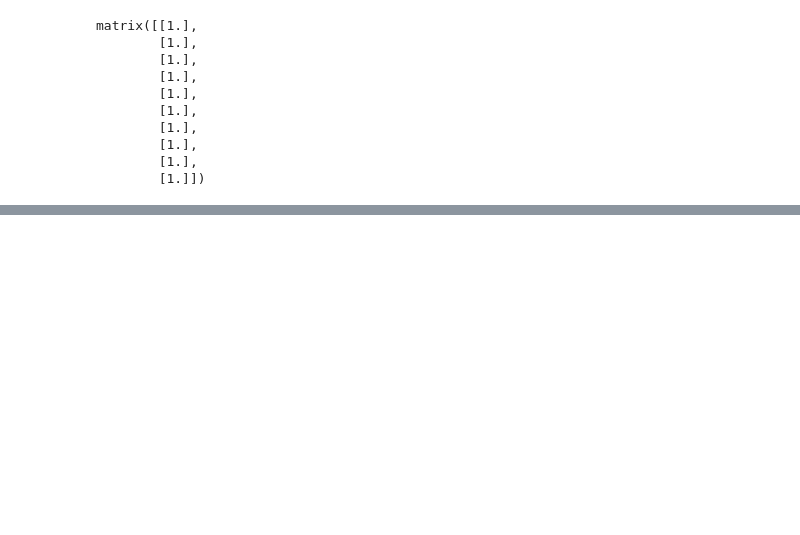
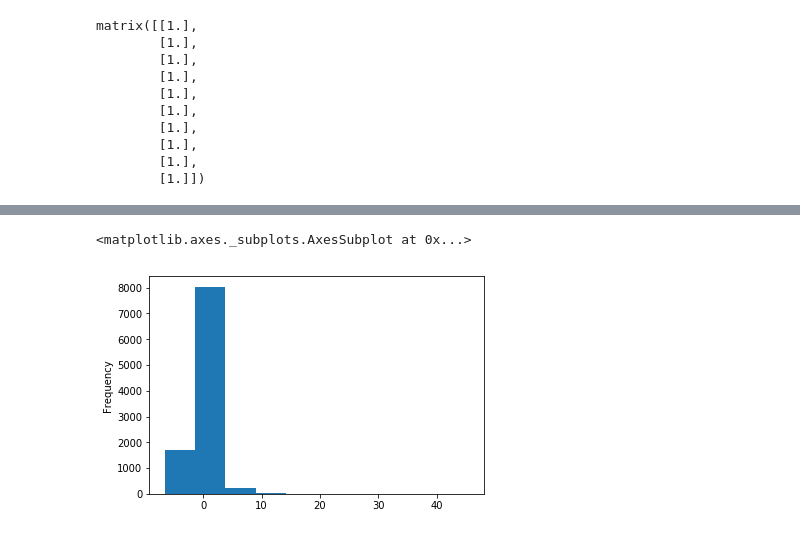
Before and after one commit to danielhanchen/UNSW_MARK_AI, a Jupyter notebook: Toys Dataset.ipynb, the cells around one changed output, grey strips where cells are left out. Saved outputs shown, nothing was run; the diff lists cells and outputs as text; code cells hidden in the pictures; blank space fills up the shorter version.

```diff
--- a/Toys Dataset.ipynb
+++ b/Toys Dataset.ipynb
@@ -298,0 +702,5 @@ Topic #19: ex pokémon weatherproof tcg hall locomotive railroad kiting region s
+# %%
+toys['number_available_in_stock'] = toys['number_available_in_stock'].fillna(0)
+# %%
+stock_standardised = (toys['number_available_in_stock'] - toys['number_available_in_stock'].mean())/toys['number_available_in_stock'].std()
+stock_standardised.sample(10)
@@ -298,0 +719,3 @@ Topic #19: ex pokémon weatherproof tcg hall locomotive railroad kiting region s
+# %%
+num_standardised = (toys['number_of_reviews'] - toys['number_of_reviews'].mean())/toys['number_of_reviews'].std()
+num_standardised.sample(10)
@@ -298,0 +734,3 @@ Topic #19: ex pokémon weatherproof tcg hall locomotive railroad kiting region s
+# %%
+score = num_standardised+stock_standardised+standardised
+score.tail(10)
@@ -298,0 +749,5 @@ Topic #19: ex pokémon weatherproof tcg hall locomotive railroad kiting region s
+# %%
+score.plot.hist()
+# %% [output]
+<matplotlib.axes._subplots.AxesSubplot at 0x...>
+[figure, added]
```
Also changed, not shown: parts of 68 cells of this notebook.
